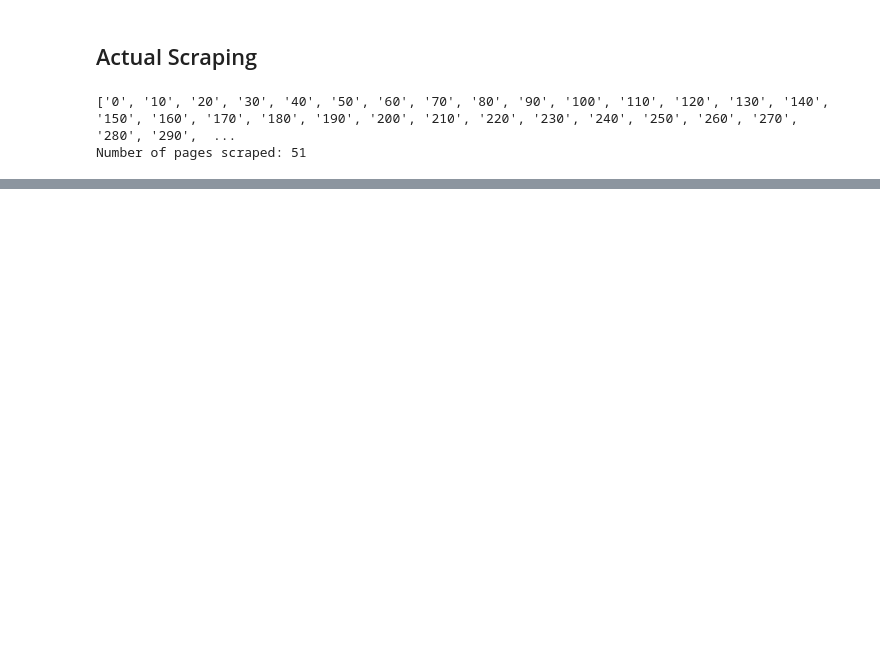
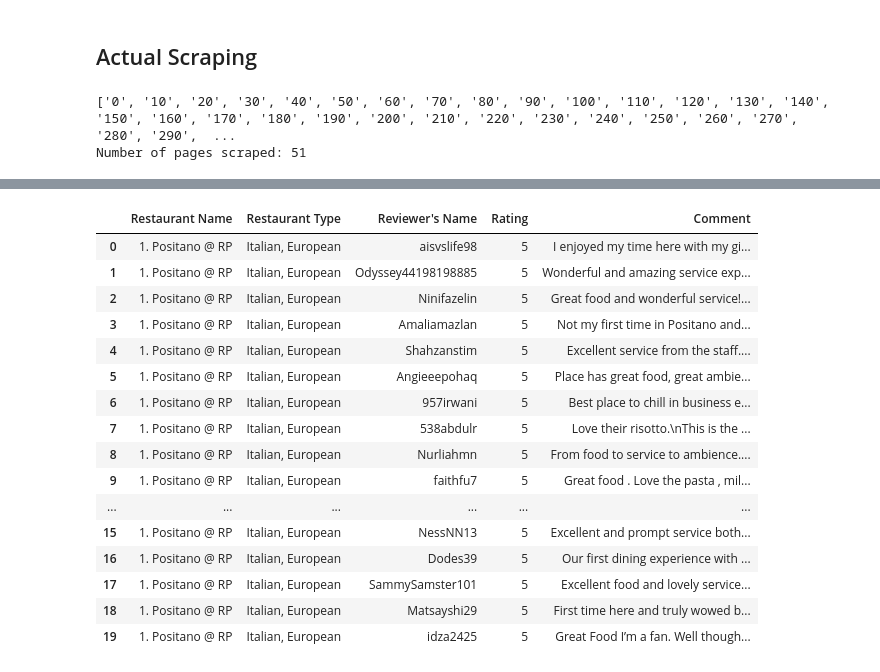
Before and after one commit to nicholasneo78/information-retrieval, a Jupyter notebook: trip-advisor-scraper-comments.ipynb, the cells around one changed output, grey strips where cells are left out. Saved outputs shown, nothing was run; the diff lists cells and outputs as text; code cells hidden in the pictures; blank space fills up the shorter version.

```diff
--- a/trip-advisor-scraper-comments.ipynb
+++ b/trip-advisor-scraper-comments.ipynb
@@ -76,12 +76,14 @@ Number of pages scraped: 51
 cust_names = []
 cust_ratings = []
 cust_comments = []
+res_names = []
+res_types = []
 
 # counter
 count = 0
 
 # number of requests
-REQUESTS = 2
+REQUESTS = 3
 
 # flag variable to check the scrape
 # if unsuccessful scrape, try again
@@ -89,19 +91,19 @@ unsuccessful = True
 
 # preparing the monitoring of the loop
 start_time = time()
-requests = 1 # start request with request 1
+#requests = 1 # start request with request 1
 # %%
 # for every comment in the interval of 10
-for link_raw in list_of_links[:3]:
-    sleep(10)
+for link_raw in list_of_links[:2]:
     count+=1 # increment count to determine which link it is being scraped
+    requests=1 # reset requests count for different webpage
     print(f'----- LINK {count} -----')
     for pageStart in start:
 
         # Break the loop if the number of requests is greater than expected
         if requests > REQUESTS:
-            warn('Number of requests was greater than expected.')
-            break # this break is a problem
+            #warn('Number of requests was greater than expected.')
+            break
 
         unsuccessful = True
         fail_count = 0
@@ -140,6 +142,10 @@ for link_raw in list_of_links[:3]:
 
         # for every comments in 10
         for com in comment_containers:
+
+            # append the restaurant name and type
+            res_names.append(links_df["Restaurant Name"][count-1])
+            res_types.append(links_df["Restaurant Type"][count-1])
 
             # scrape the customer name
             cust_name = com.find('div', class_='info_text pointer_cursor').text
@@ -313,0 +217,10 @@ i is 4 & j is 2
+# %%
+review = pd.DataFrame({
+    'Restaurant Name': res_names,
+    'Restaurant Type': res_types,
+    'Reviewer\'s Name': cust_names,
+    'Rating': cust_ratings,
+    'Comment': cust_comments,
+})
+
+print(review.info())
@@ -313,0 +241,20 @@ i is 4 & j is 2
+# %%
+review.head(20)
+# %% [output]
+|  | Restaurant Name | Restaurant Type | Reviewer's Name | Rating | Comment |
+| 0 | 1. Positano @ RP | Italian, European | aisvslife98 | 5 | I enjoyed my time here with my gi... |
+| 1 | 1. Positano @ RP | Italian, European | Odyssey44198198885 | 5 | Wonderful and amazing service exp... |
+| 2 | 1. Positano @ RP | Italian, European | Ninifazelin | 5 | Great food and wonderful service!... |
+| 3 | 1. Positano @ RP | Italian, European | Amaliamazlan | 5 | Not my first time in Positano and... |
+| 4 | 1. Positano @ RP | Italian, European | Shahzanstim | 5 | Excellent service from the staff.... |
+| 5 | 1. Positano @ RP | Italian, European | Angieeepohaq | 5 | Place has great food, great ambie... |
+| 6 | 1. Positano @ RP | Italian, European | 957irwani | 5 | Best place to chill in business e... |
+| 7 | 1. Positano @ RP | Italian, European | 538abdulr | 5 | Love their risotto.\nThis is the ... |
+| 8 | 1. Positano @ RP | Italian, European | Nurliahmn | 5 | From food to service to ambience.... |
+| 9 | 1. Positano @ RP | Italian, European | faithfu7 | 5 | Great food . Love the pasta , mil... |
+| ... | ... | ... | ... | ... | ... |
+| 15 | 1. Positano @ RP | Italian, European | NessNN13 | 5 | Excellent and prompt service both... |
+| 16 | 1. Positano @ RP | Italian, European | Dodes39 | 5 | Our first dining experience with ... |
+| 17 | 1. Positano @ RP | Italian, European | SammySamster101 | 5 | Excellent food and lovely service... |
+| 18 | 1. Positano @ RP | Italian, European | Matsayshi29 | 5 | First time here and truly wowed b... |
+| 19 | 1. Positano @ RP | Italian, European | idza2425 | 5 | Great Food I’m a fan. Well though... |
```
Also changed, not shown: parts of 6 cells of this notebook, 1 other file.
